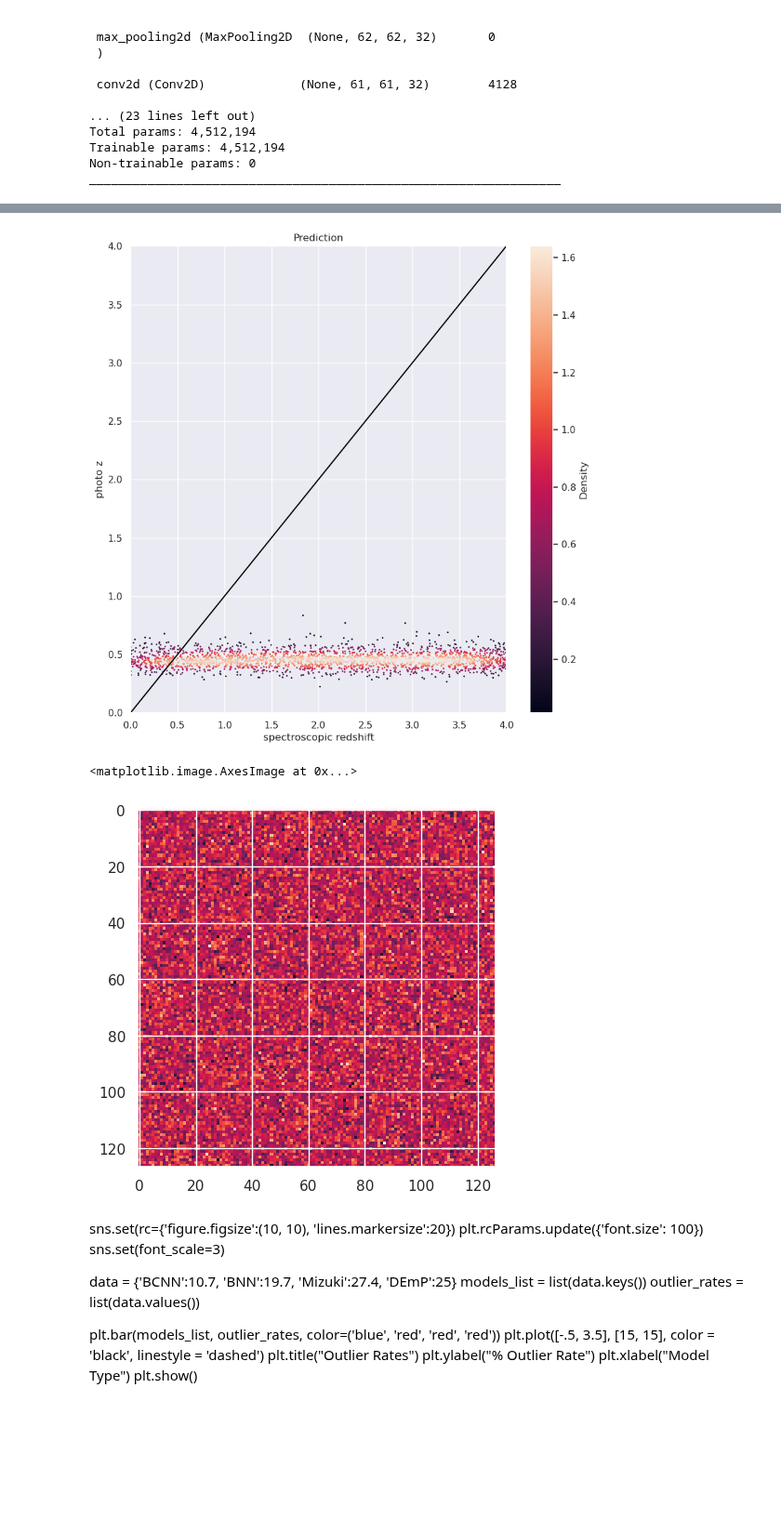
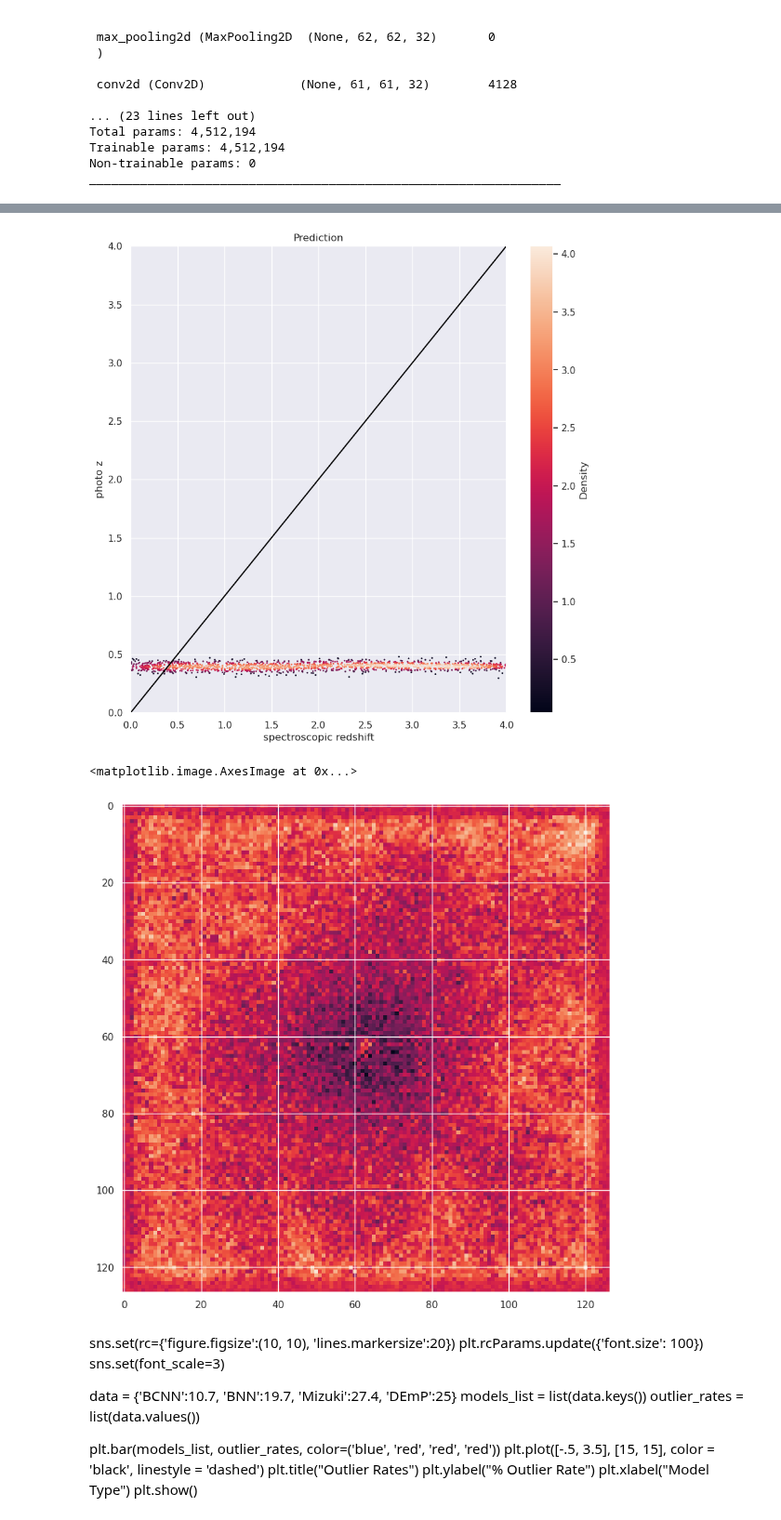
Before and after one commit to astrodatalab/photoz, a Jupyter notebook: code/generative_modeling/B-CNN.ipynb, the cells around one changed output, grey strips where cells are left out. Shown at 93% size. Saved outputs shown, nothing was run; the diff lists cells and outputs as text; code cells hidden in the pictures; blank space fills up the shorter version.

Commit message:
Diffusion Updates

```diff
--- a/code/generative_modeling/B-CNN.ipynb
+++ b/code/generative_modeling/B-CNN.ipynb
@@ -54,7 +54,7 @@ v = 2000
 hf_train = h5py.File('/data/HSC/HSC_v6/step2A/127x127/5x127x127_training_small.hdf5', 'r')
 # hf_test = h5py.File('/data3/Diffusion/127x127_diffusion_regenerated_light.hdf5', 'r')
 # hf_test = h5py.File('/data/HSC/HSC_v6/step3/127x127_generated_train.hdf5', 'r')\
-hf_test = h5py.File('/data3/Diffusion/127x127_diffusion_generated_normalized.hdf5', 'r')
+hf_test = h5py.File('/data3/Diffusion/127x127_diffusion_generated_7.hdf5', 'r')
 # hf_test = h5py.File('/data/HSC/HSC_v6/step2A/127x127/5x127x127_testing_small.hdf5', 'r')
 hf_validation = h5py.File('/data/HSC/HSC_v6/step2A/127x127/5x127x127_validation_small.hdf5', 'r')
 x_train = np.asarray(np.transpose(hf_train['image'][0:],(0,2,3,1)))
@@ -62,7 +62,8 @@ x_test = np.asarray(np.transpose(hf_test['image'][0:],(0,2,3,1)))
 x_validation = np.asarray(np.transpose(hf_validation['image'][0:],(0,2,3,1)))
 max_value = 4.16
 x_train = np.true_divide(x_train, max_value)
-x_test = np.true_divide(x_test, max_value)[0:t]
+t = len(x_test)
+x_test = np.true_divide(x_test, max_value)
 x_validation = np.true_divide(x_validation, max_value)
 y_train = np.asarray(hf_train['specz_redshift'][0:])[..., None]
 y_test = np.asarray(hf_test['specz_redshift'][0:])[..., None][0:t]
@@ -215,10 +217,0 @@ Epoch 60/60
-# %%
-# hf_test = h5py.File('/data3/Diffusion/127x127_diffusion_regenerated_light.hdf5', 'r')
-hf_test = h5py.File('/data3/Diffusion/127x127_diffusion_generated_normalized.hdf5', 'r')\
-# hf_test = h5py.File('/data/HSC/HSC_v6/step3/127x127_generated_max_1.hdf5', 'r')
-# hf_test = h5py.File('/data/HSC/HSC_v6/step2A/127x127/5x127x127_testing_small.hdf5', 'r')
-x_test = np.asarray(np.transpose(hf_test['image'][0:],(0,2,3,1)))
-max_value = 1
-x_test = np.true_divide(x_test, max_value)[0:t]
-y_test = np.asarray(hf_test['specz_redshift'][0:])[..., None][0:t]
-hf_test.close()
@@ -256,12 +260,12 @@ plt.xlim([0, z_max])
 plt.ylim([0, z_max])
 plt.show()
 # %% [output]
-[figure, old version]
+[figure, new version]
 # %%
-plt.imshow(x_test[0][:,:,0])
+plt.imshow(x_test[100][:,:,4])
 # %% [output]
 <matplotlib.image.AxesImage at 0x...>
-[figure, old version]
+[figure, new version]
 # %% [markdown]
 sns.set(rc={'figure.figsize':(10, 10), 'lines.markersize':20})
 plt.rcParams.update({'font.size': 100})
```
Also changed, not shown: parts of 16 cells of this notebook, 34 other files.
